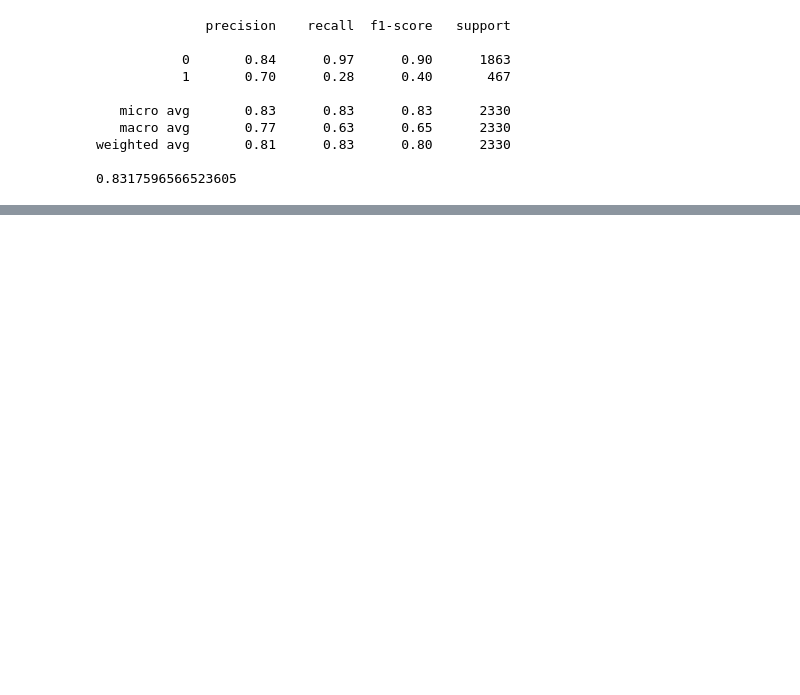
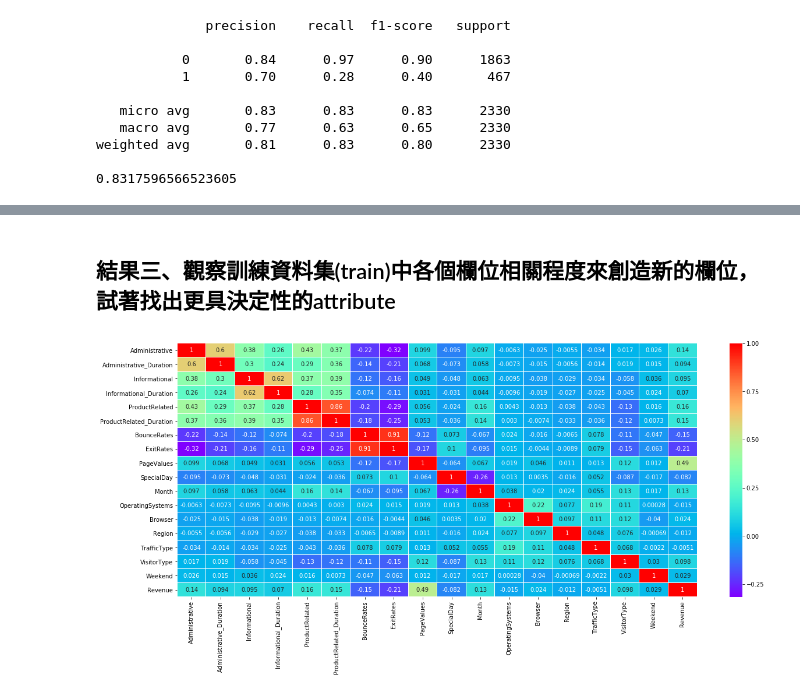
Before and after one commit to ChongMingWei/FUNDAMENTALS-OF-DATA-ANALYTICS-HW4, a Jupyter notebook: HW4.ipynb, the cells around one changed output, grey strips where cells are left out. Saved outputs shown, nothing was run; the diff lists cells and outputs as text; code cells hidden in the pictures; blank space fills up the shorter version.

```diff
--- a/HW4.ipynb
+++ b/HW4.ipynb
@@ -183,0 +252,8 @@ test
+# %% [markdown]
+## 結果三、觀察訓練資料集(train)中各個欄位相關程度來創造新的欄位，試著找出更具決定性的attribute
+# %%
+plt.figure(figsize=(20, 8))
+
+foo = sns.heatmap(train_data.corr(), linewidths = 0.05, vmax = 1, annot=True, cmap='rainbow')
+# %% [output]
+[figure, added]
```
Also changed, not shown: parts of 19 cells of this notebook.
